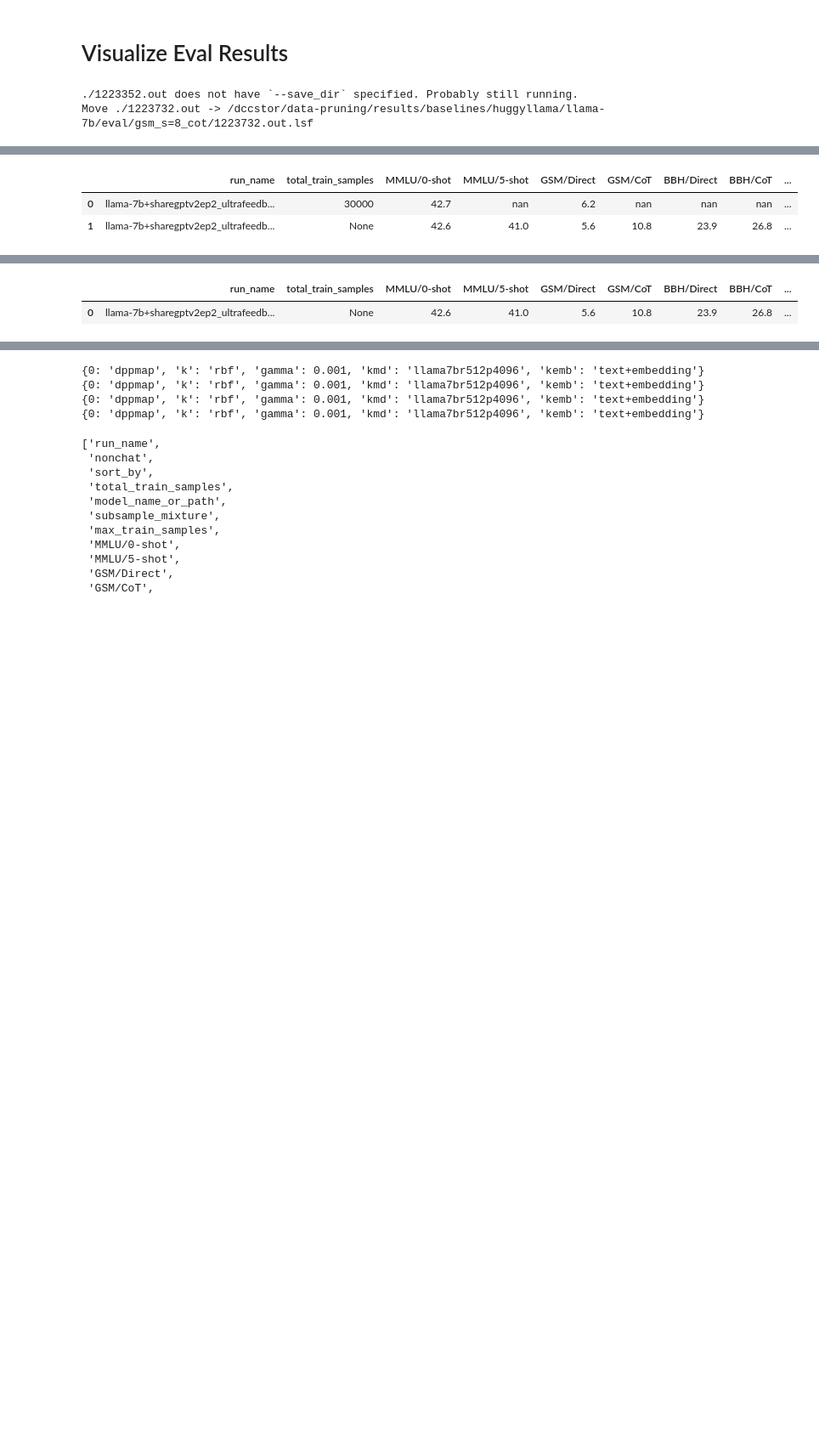
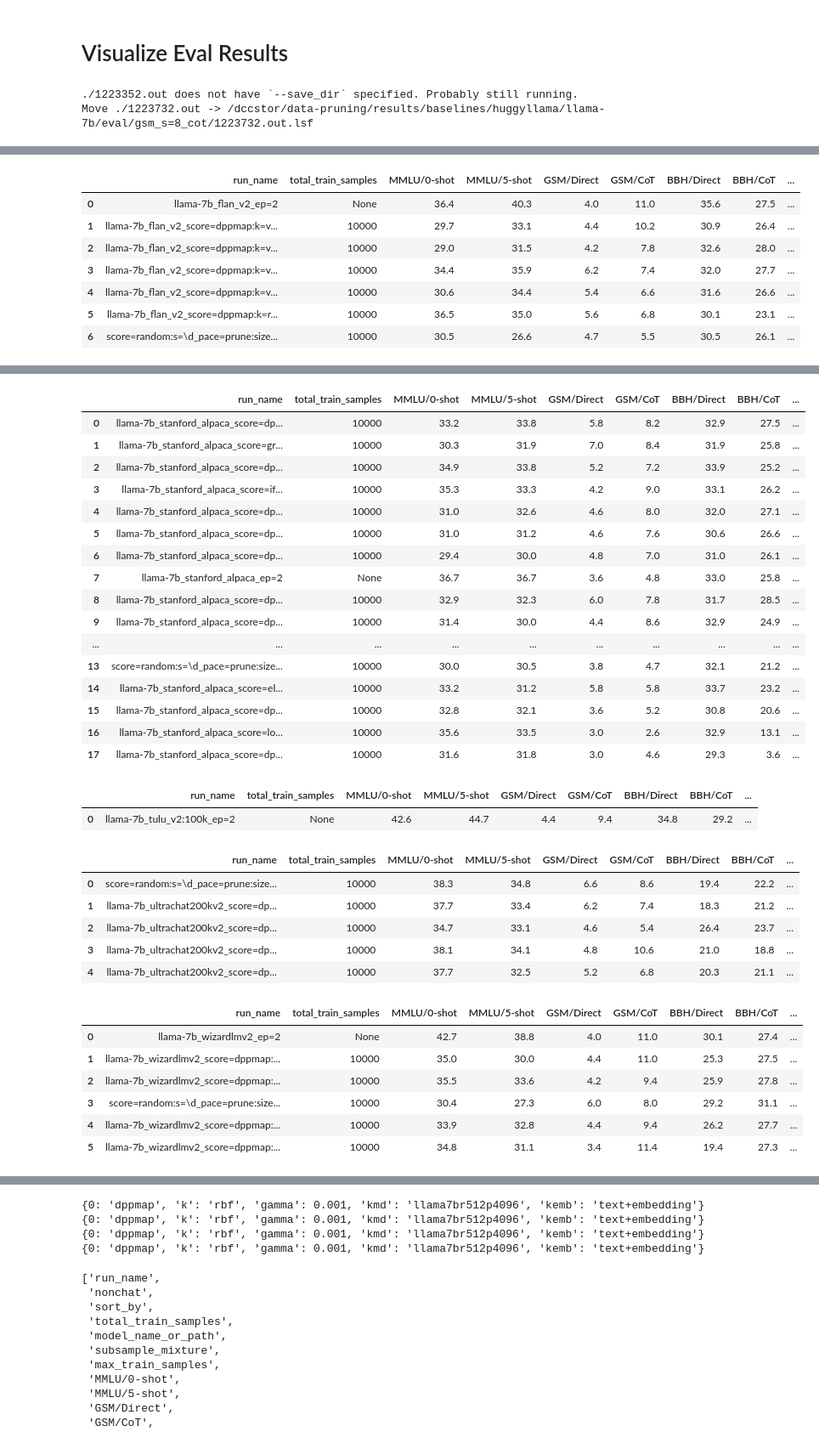
Before and after one commit to tt6746690/open-instruct, a Jupyter notebook: scripts/gen_cmds.ipynb, the cells around one changed output, grey strips where cells are left out. Shown at 85% size. Cells and saved outputs as stored; diff of their text form; code cells hidden in the pictures; blank space fills up the shorter version.

```diff
--- a/scripts/gen_cmds.ipynb
+++ b/scripts/gen_cmds.ipynb
@@ -1185,9 +1184,10 @@ dataset_list = [
     'sharegptv2',
     'ultrachat200kv2',
 ]; finetune_type = 'sft'
-dataset_list = [
-    'ultrafeedback'
-]; finetune_type = 'pref'
+# dataset_list = [
+#     'ultrafeedback',
+#     'ultrafeedbackfull',
+# ]; finetune_type = 'pref'
 
 ## older
 # dataset = 'tulu_v1_mix'
@@ -1414,4 +1422,9 @@ chat_fmt=True
 |  | run_name | total_train_samples | MMLU/0-shot | MMLU/5-shot | GSM/Direct | GSM/CoT | BBH/Direct | BBH/CoT | ... |
-| 0 | llama-7b+sharegptv2ep2_ultrafeedb... | 30000 | 42.7 | nan | 6.2 | nan | nan | nan | ... |
-| 1 | llama-7b+sharegptv2ep2_ultrafeedb... | None | 42.6 | 41.0 | 5.6 | 10.8 | 23.9 | 26.8 | ... |
+| 0 | llama-7b_flan_v2_ep=2 | None | 36.4 | 40.3 | 4.0 | 11.0 | 35.6 | 27.5 | ... |
+| 1 | llama-7b_flan_v2_score=dppmap:k=v... | 10000 | 29.7 | 33.1 | 4.4 | 10.2 | 30.9 | 26.4 | ... |
+| 2 | llama-7b_flan_v2_score=dppmap:k=v... | 10000 | 29.0 | 31.5 | 4.2 | 7.8 | 32.6 | 28.0 | ... |
+| 3 | llama-7b_flan_v2_score=dppmap:k=v... | 10000 | 34.4 | 35.9 | 6.2 | 7.4 | 32.0 | 27.7 | ... |
+| 4 | llama-7b_flan_v2_score=dppmap:k=v... | 10000 | 30.6 | 34.4 | 5.4 | 6.6 | 31.6 | 26.6 | ... |
+| 5 | llama-7b_flan_v2_score=dppmap:k=r... | 10000 | 36.5 | 35.0 | 5.6 | 6.8 | 30.1 | 23.1 | ... |
+| 6 | score=random:s=\d_pace=prune:size... | 10000 | 30.5 | 26.6 | 4.7 | 5.5 | 30.5 | 26.1 | ... |
 |  | run_name | total_train_samples | MMLU/0-shot | MMLU/5-shot | GSM/Direct | GSM/CoT | BBH/Direct | BBH/CoT | ... |
@@ -1421,2 +1451,32 @@ chat_fmt=True
 |  | run_name | total_train_samples | MMLU/0-shot | MMLU/5-shot | GSM/Direct | GSM/CoT | BBH/Direct | BBH/CoT | ... |
-| 0 | llama-7b+sharegptv2ep2_ultrafeedb... | None | 42.6 | 41.0 | 5.6 | 10.8 | 23.9 | 26.8 | ... |
+| 0 | llama-7b_stanford_alpaca_score=dp... | 10000 | 33.2 | 33.8 | 5.8 | 8.2 | 32.9 | 27.5 | ... |
+| 1 | llama-7b_stanford_alpaca_score=gr... | 10000 | 30.3 | 31.9 | 7.0 | 8.4 | 31.9 | 25.8 | ... |
+| 2 | llama-7b_stanford_alpaca_score=dp... | 10000 | 34.9 | 33.8 | 5.2 | 7.2 | 33.9 | 25.2 | ... |
+| 3 | llama-7b_stanford_alpaca_score=if... | 10000 | 35.3 | 33.3 | 4.2 | 9.0 | 33.1 | 26.2 | ... |
+| 4 | llama-7b_stanford_alpaca_score=dp... | 10000 | 31.0 | 32.6 | 4.6 | 8.0 | 32.0 | 27.1 | ... |
+| 5 | llama-7b_stanford_alpaca_score=dp... | 10000 | 31.0 | 31.2 | 4.6 | 7.6 | 30.6 | 26.6 | ... |
+| 6 | llama-7b_stanford_alpaca_score=dp... | 10000 | 29.4 | 30.0 | 4.8 | 7.0 | 31.0 | 26.1 | ... |
+| 7 | llama-7b_stanford_alpaca_ep=2 | None | 36.7 | 36.7 | 3.6 | 4.8 | 33.0 | 25.8 | ... |
+| 8 | llama-7b_stanford_alpaca_score=dp... | 10000 | 32.9 | 32.3 | 6.0 | 7.8 | 31.7 | 28.5 | ... |
+| 9 | llama-7b_stanford_alpaca_score=dp... | 10000 | 31.4 | 30.0 | 4.4 | 8.6 | 32.9 | 24.9 | ... |
+| ... | ... | ... | ... | ... | ... | ... | ... | ... | ... |
+| 13 | score=random:s=\d_pace=prune:size... | 10000 | 30.0 | 30.5 | 3.8 | 4.7 | 32.1 | 21.2 | ... |
+| 14 | llama-7b_stanford_alpaca_score=el... | 10000 | 33.2 | 31.2 | 5.8 | 5.8 | 33.7 | 23.2 | ... |
+| 15 | llama-7b_stanford_alpaca_score=dp... | 10000 | 32.8 | 32.1 | 3.6 | 5.2 | 30.8 | 20.6 | ... |
+| 16 | llama-7b_stanford_alpaca_score=lo... | 10000 | 35.6 | 33.5 | 3.0 | 2.6 | 32.9 | 13.1 | ... |
+| 17 | llama-7b_stanford_alpaca_score=dp... | 10000 | 31.6 | 31.8 | 3.0 | 4.6 | 29.3 | 3.6 | ... |
+|  | run_name | total_train_samples | MMLU/0-shot | MMLU/5-shot | GSM/Direct | GSM/CoT | BBH/Direct | BBH/CoT | ... |
+| 0 | llama-7b_tulu_v2:100k_ep=2 | None | 42.6 | 44.7 | 4.4 | 9.4 | 34.8 | 29.2 | ... |
+|  | run_name | total_train_samples | MMLU/0-shot | MMLU/5-shot | GSM/Direct | GSM/CoT | BBH/Direct | BBH/CoT | ... |
+| 0 | score=random:s=\d_pace=prune:size... | 10000 | 38.3 | 34.8 | 6.6 | 8.6 | 19.4 | 22.2 | ... |
+| 1 | llama-7b_ultrachat200kv2_score=dp... | 10000 | 37.7 | 33.4 | 6.2 | 7.4 | 18.3 | 21.2 | ... |
+| 2 | llama-7b_ultrachat200kv2_score=dp... | 10000 | 34.7 | 33.1 | 4.6 | 5.4 | 26.4 | 23.7 | ... |
+| 3 | llama-7b_ultrachat200kv2_score=dp... | 10000 | 38.1 | 34.1 | 4.8 | 10.6 | 21.0 | 18.8 | ... |
+| 4 | llama-7b_ultrachat200kv2_score=dp... | 10000 | 37.7 | 32.5 | 5.2 | 6.8 | 20.3 | 21.1 | ... |
+|  | run_name | total_train_samples | MMLU/0-shot | MMLU/5-shot | GSM/Direct | GSM/CoT | BBH/Direct | BBH/CoT | ... |
+| 0 | llama-7b_wizardlmv2_ep=2 | None | 42.7 | 38.8 | 4.0 | 11.0 | 30.1 | 27.4 | ... |
+| 1 | llama-7b_wizardlmv2_score=dppmap:... | 10000 | 35.0 | 30.0 | 4.4 | 11.0 | 25.3 | 27.5 | ... |
+| 2 | llama-7b_wizardlmv2_score=dppmap:... | 10000 | 35.5 | 33.6 | 4.2 | 9.4 | 25.9 | 27.8 | ... |
+| 3 | score=random:s=\d_pace=prune:size... | 10000 | 30.4 | 27.3 | 6.0 | 8.0 | 29.2 | 31.1 | ... |
+| 4 | llama-7b_wizardlmv2_score=dppmap:... | 10000 | 33.9 | 32.8 | 4.4 | 9.4 | 26.2 | 27.7 | ... |
+| 5 | llama-7b_wizardlmv2_score=dppmap:... | 10000 | 34.8 | 31.1 | 3.4 | 11.4 | 19.4 | 27.3 | ... |
```
Also changed, not shown: parts of 5 cells of this notebook, 3 other files.
